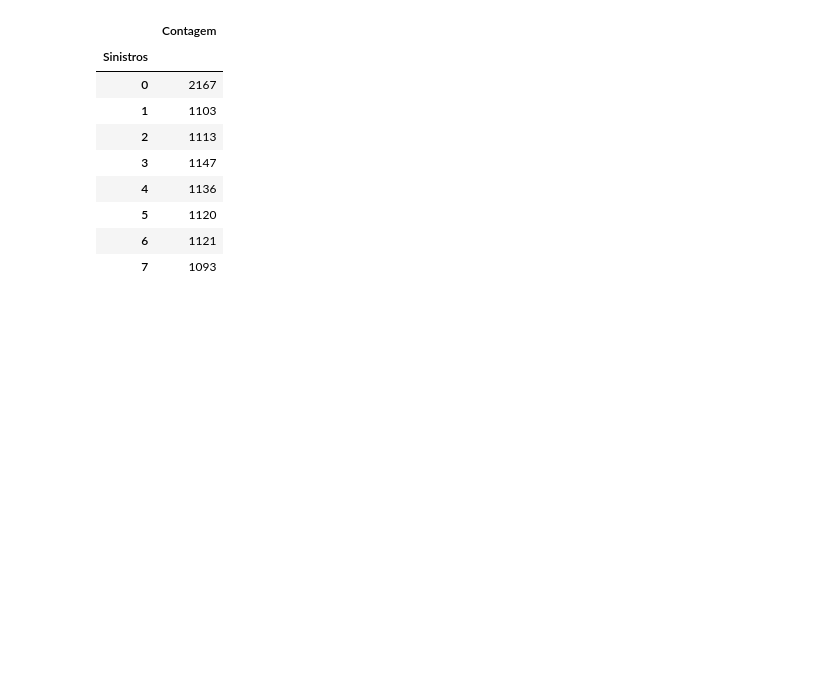
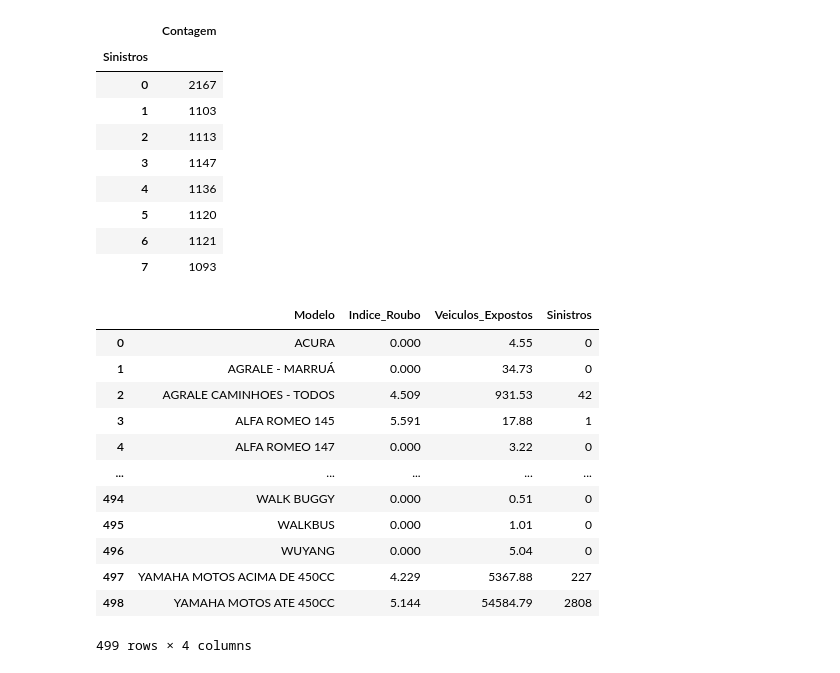
Before and after one commit to ncamargoMAG/alura_insurance, a Jupyter notebook: semana8.ipynb, the cells around one changed output. Drawn from its saved outputs; the diff is of its cells as text; code cells hidden in the pictures; blank space fills up the shorter version.

```diff
--- a/semana8.ipynb
+++ b/semana8.ipynb
@@ -117,3 +117,25 @@ cont
 | 5 | 1120 |
 | 6 | 1121 |
 | 7 | 1093 |
+# %%
+df = pd.read_html('https://www2.susep.gov.br/menuestatistica/RankRoubo/resp_menu1.asp', header = 0, thousands = '.', decimal = ',')
+novo = df[0]
+# %%
+novo.rename(columns={'Modelo': 'Modelo', '(*) Índice de Roubos/Furtos (%)': 'Indice_Roubo', 'Veículos Expostos': 'Veiculos_Expostos', 'N° de Sinistros': 'Sinistros'}, inplace= True)
+# %%
+novo['Sinistros'] = novo['Sinistros'].astype(int)
+novo
+# %% [output]
+|  | Modelo | Indice_Roubo | Veiculos_Expostos | Sinistros |
+| 0 | ACURA | 0.000 | 4.55 | 0 |
+| 1 | AGRALE - MARRUÁ | 0.000 | 34.73 | 0 |
+| 2 | AGRALE CAMINHOES - TODOS | 4.509 | 931.53 | 42 |
+| 3 | ALFA ROMEO 145 | 5.591 | 17.88 | 1 |
+| 4 | ALFA ROMEO 147 | 0.000 | 3.22 | 0 |
+| ... | ... | ... | ... | ... |
+| 494 | WALK BUGGY | 0.000 | 0.51 | 0 |
+| 495 | WALKBUS | 0.000 | 1.01 | 0 |
+| 496 | WUYANG | 0.000 | 5.04 | 0 |
+| 497 | YAMAHA MOTOS ACIMA DE 450CC | 4.229 | 5367.88 | 227 |
+| 498 | YAMAHA MOTOS ATE 450CC | 5.144 | 54584.79 | 2808 |
+499 rows × 4 columns
```
Also changed, not shown: parts of 2 cells of this notebook.
